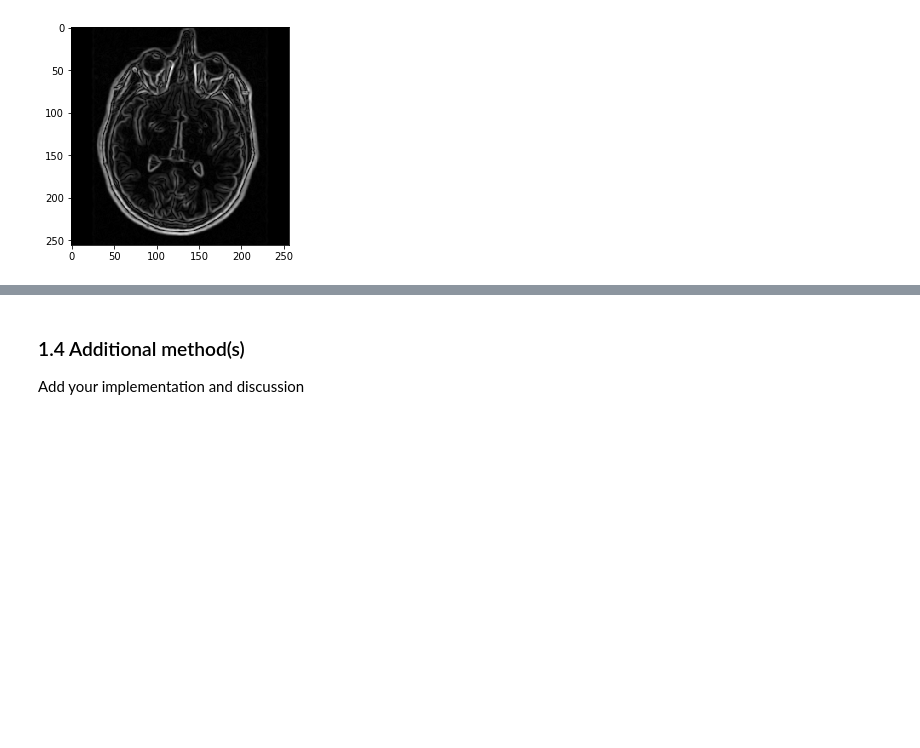
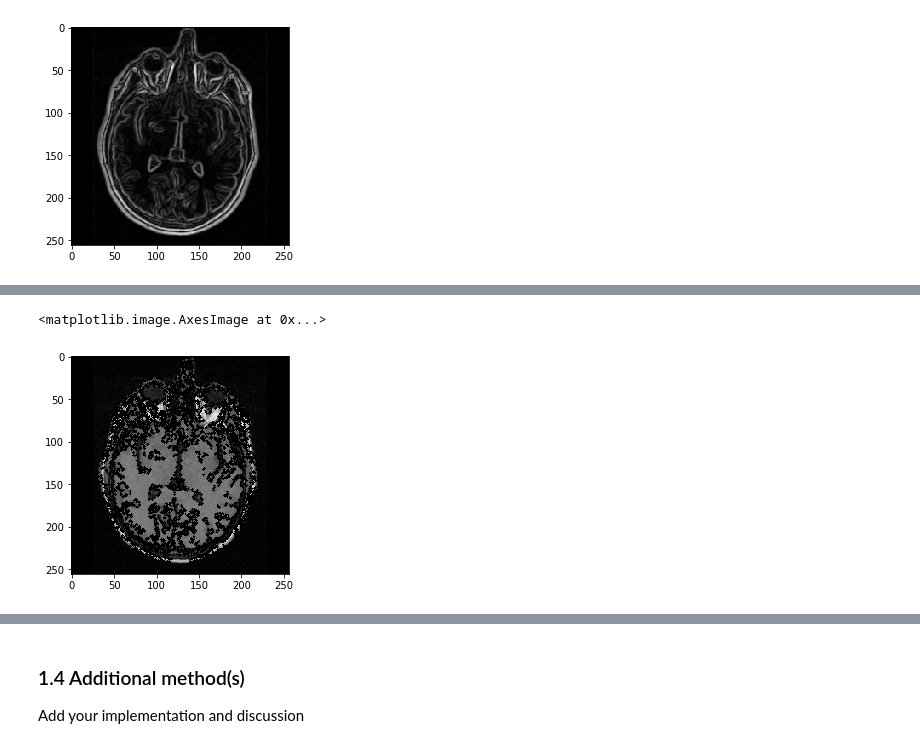
Before and after one commit to Jiang15/Image_analysis_and_pattern-recognition, a Jupyter notebook: Lab 1/lab_01_segmentation.ipynb, the cells around one changed output, grey strips where cells are left out. Cells and saved outputs as stored; diff of their text form; code cells hidden in the pictures; blank space fills up the shorter version.

```diff
--- a/Lab 1/lab_01_segmentation.ipynb
+++ b/Lab 1/lab_01_segmentation.ipynb
@@ -180,0 +198,17 @@ plt.show()
+# %%
+import cv2
+i = brain_im.copy()
+mask = cv2.Canny(i, 55, 90)
+cnts = cv2.findContours(mask, cv2.RETR_EXTERNAL, cv2.CHAIN_APPROX_SIMPLE)
+
+for c in cnts[0]:
+    c = cv2.convexHull(c)
+
+for c in cnts[0]:
+    cv2.drawContours(i, c, -1, (0, 230, 255), 2)
+
+plt.figure()
+plt.imshow(i, cmap='gray')
+# %% [output]
+<matplotlib.image.AxesImage at 0x...>
+[figure, added]
```
Also changed, not shown: parts of 14 cells of this notebook.
